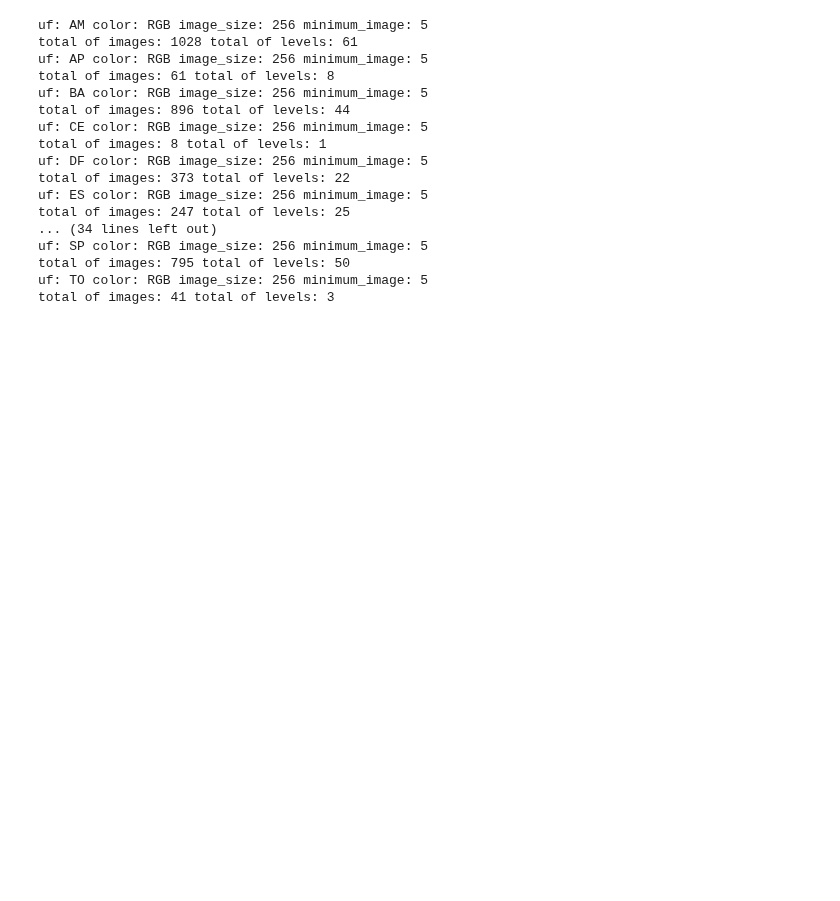
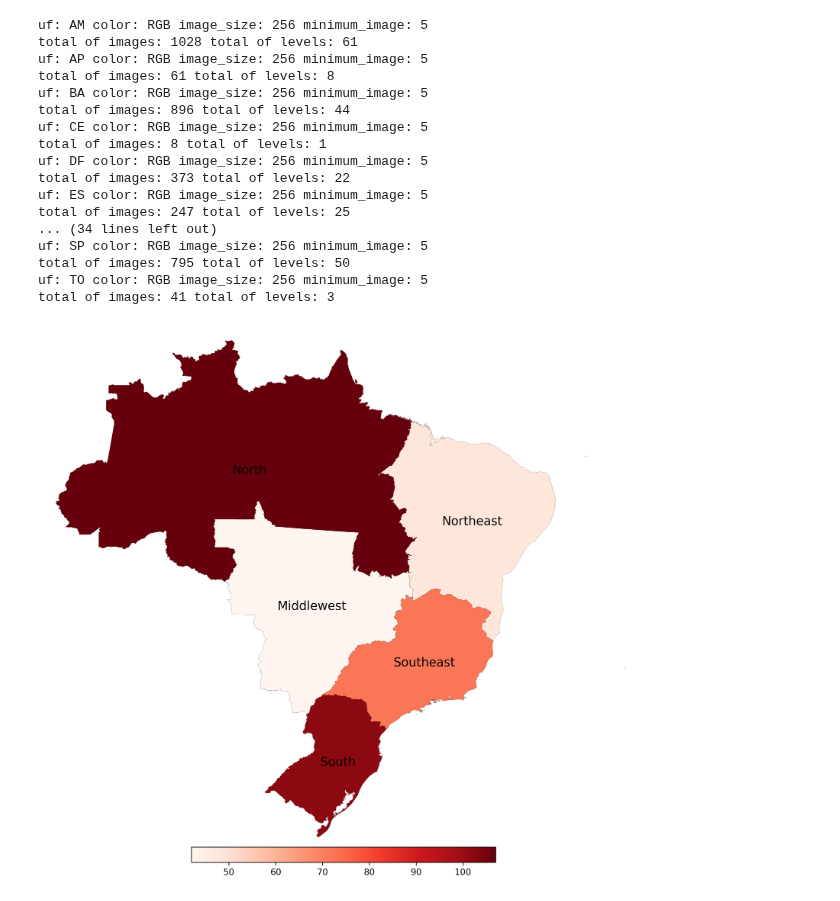
Before and after one commit to xaaaandao/piperaceae-sql, a Jupyter notebook: plots/plots.ipynb, the cells around one changed output. Cells and saved outputs as stored; diff of their text form; code cells hidden in the pictures; blank space fills up the shorter version.

```diff
--- a/plots/plots.ipynb
+++ b/plots/plots.ipynb
@@ -182,17 +182,19 @@ total of images: 41 total of levels: 3
 # %%
 fig, ax = plt.subplots(sharex=True, figsize=(10,10), dpi=300, sharey=False)
 regions.plot(column='level', cmap='Reds', ax=ax,
              linewidth=0.1, edgecolor='0.1', legend=True,
              legend_kwds={'shrink':0.5, 'orientation': 'horizontal', 'pad': 0.0})
 regions.apply(lambda x: ax.annotate(text=x['name_region'],
                                        xy=np.subtract(x.geometry.centroid.coords[0], (-0.4, 0.6)),
-                                       ha='center', fontsize=10
+                                       ha='center', fontsize=14
                                        ), axis=1)
 
 ax.margins(0.02)
 ax.set_aspect('equal')
 ax.axis('off')
 plt.tight_layout()
+# %% [output]
+[figure, added]
 # %%
 fig, ax = plt.subplots(figsize=(10,10), dpi=300, sharex=True, sharey=False)
 states.plot(column='total', cmap='Reds', legend=True, ax=ax,
```
Also changed, not shown: parts of 2 cells of this notebook.
